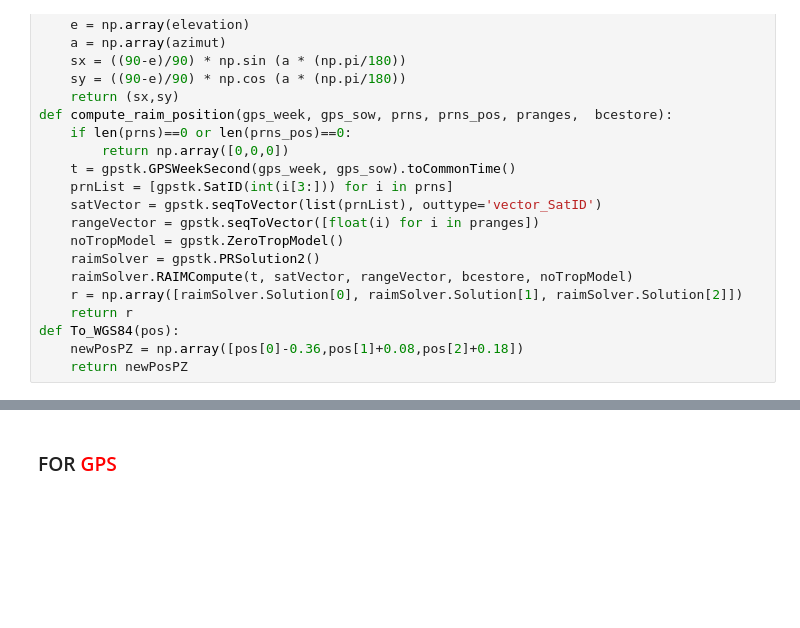
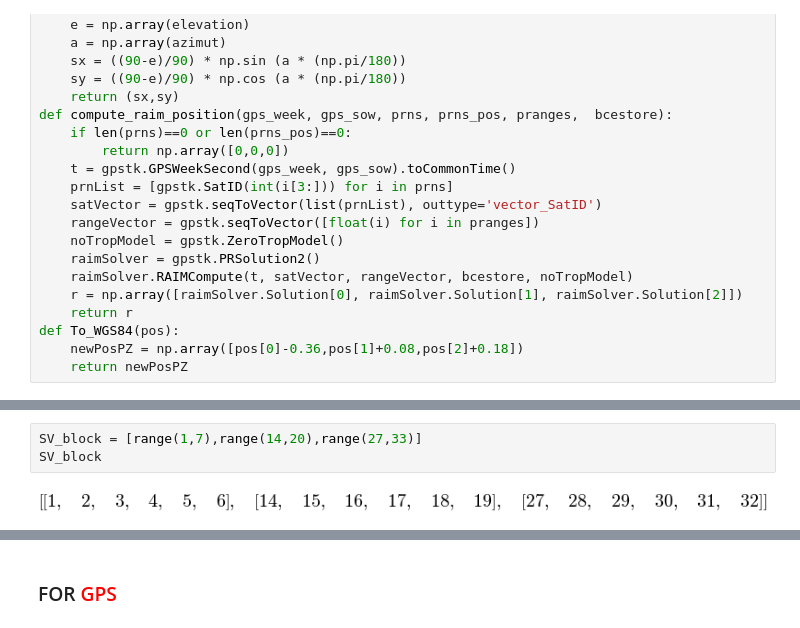
Before and after one commit to mikesneider/GNSS, a Jupyter notebook: SBAS.ipynb, the cells around one changed output, grey strips where cells are left out. Cells and saved outputs as stored; diff of their text form; blank space fills up the shorter version.

```diff
--- a/SBAS.ipynb
+++ b/SBAS.ipynb
@@ -105,0 +415,5 @@ s = observation summary files (extracted from RINEX header)'''
+# %%
+SV_block = [range(1,7),range(14,20),range(27,33)]
+SV_block
+# %% [output]
+[figure, added]
```
Also changed, not shown: parts of 41 cells of this notebook.
